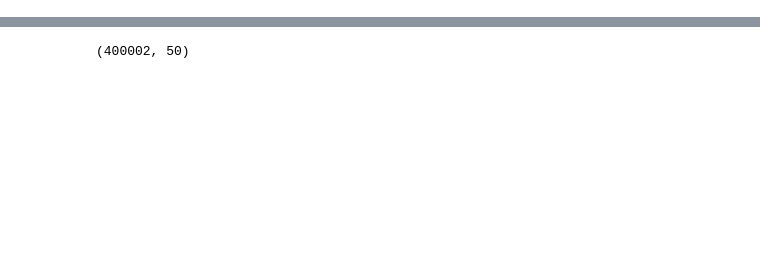
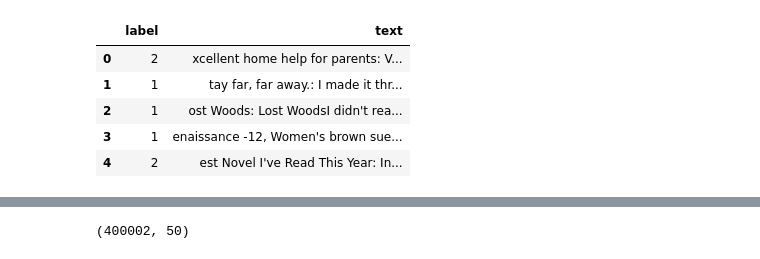
Before and after one commit to EvanZhu2000/COMP__3359__GROUP8, a Jupyter notebook: script/sentiment_rnn.ipynb, the cells around one changed output, grey strips where cells are left out. Cells and saved outputs as stored; diff of their text form; code cells hidden in the pictures; blank space fills up the shorter version.

Commit message:
Modify sentiment_NN and retrieve model from sentiment_rnn (please ignore the previous same commit)

```diff
--- a/script/sentiment_rnn.ipynb
+++ b/script/sentiment_rnn.ipynb
@@ -44,5 +41,5 @@ GPU(s) found:
 # %%
 data_path = os.getcwd().replace('script', 'data')
 print(data_path)
-data = pd.read_csv(data_path + '/train.csv')
+data = pd.read_pickle(data_path + '/sentiment_data.pkl.zip')
 # %% [output]
@@ -66,3 +47,13 @@ data
+# %%
+data["label"] = data["label"].str[9:10]
+data.head()
+# %% [output]
+|  | label | text |
+| 0 | 2 | xcellent home help for parents: V... |
+| 1 | 1 | tay far, far away.: I made it thr... |
+| 2 | 1 | ost Woods: Lost WoodsI didn't rea... |
+| 3 | 1 | enaissance -12, Women's brown sue... |
+| 4 | 2 | est Novel I've Read This Year: In... |
 # %%
 glove_path = data_path + '/glove.6B.50d.txt'
 glove_path
```
Also changed, not shown: parts of 16 cells of this notebook, 1 other file.
